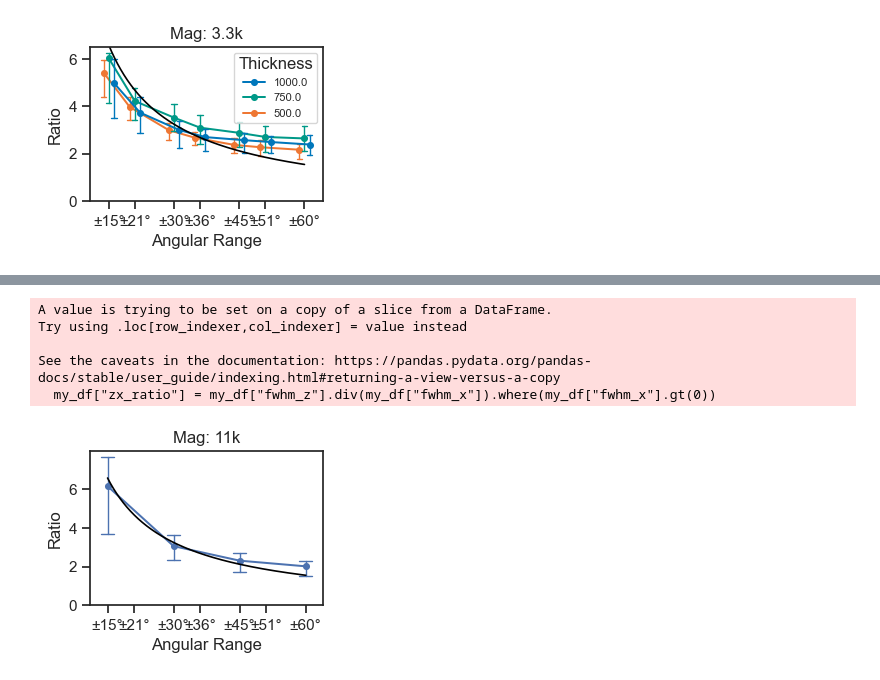
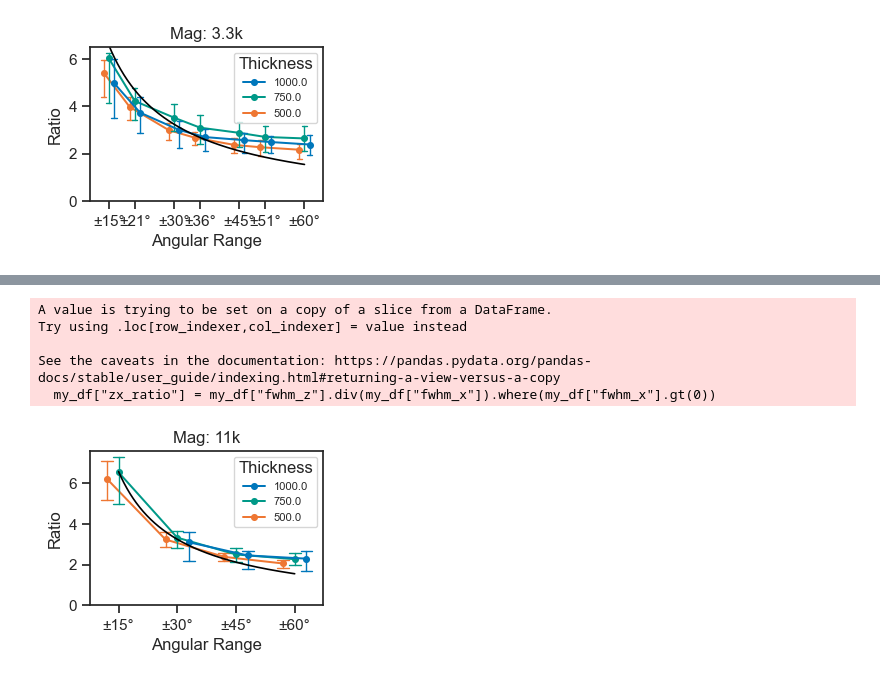
Before and after one commit to kuan-lab/tem-tomo, a Jupyter notebook: bead_resolution/250826_bead_res.ipynb, the cells around one changed output, grey strips where cells are left out. Cells and saved outputs as stored; diff of their text form; code cells hidden in the pictures.

```diff
--- a/bead_resolution/250826_bead_res.ipynb
+++ b/bead_resolution/250826_bead_res.ipynb
@@ -4,5 +4,7 @@
 import utils
 import importlib
 importlib.reload(utils)
-
+import matplotlib
+matplotlib.rcParams['pdf.fonttype'] = 42 # Formatting for editable pdf text
+matplotlib.rcParams['font.sans-serif']=['Arial']
 figs_dir = '/Users/atk42/OneDrive - Yale University/Kuan Lab Shared/Projects/TEM_tomo/fig_panels/'
@@ -211,9 +217,9 @@ from importlib import reload
 import utils; reload(utils)
 
 beads_df_11k = utils.fits_dataframe_from_config(
-    "251002_tomograms_11k_beads.yaml",
-    root_dir="251002_beads_data_11k",
-    linewidth=1,
+    "251016_tomograms_11k_beads.yaml",
+    root_dir="251016_beads_data_11k",
+    linewidth=2,
     r2_cutoff=0.6,
     bead_diam_nm = 5.0,
 )
@@ -306,10 +326,10 @@ N = 78 beads, Thickness = 500.0
 # %%
 # Main Plot for FSC res vs # projections
 # Fig. 1e
-max_angs = [60,51,45,36,30,21,15]
+max_angs = [60,45,30,15]
 theta_labels = ['±%s°' % ang for ang in max_angs]
 
-num_angs = [41,35,31,25,21,15,11]
+num_angs = [41,31,21,11]
 thick_pal={1000:'#0077BB',750:'#009988',500:'#EE7733'}
 mag = '3.3k'
 mag = '11k'
@@ -327,45 +347,44 @@ my_df["zx_ratio"] = my_df["fwhm_z"].div(my_df["fwhm_x"]).where(my_df["fwhm_x"].g
 sns.set_theme(rc={'figure.figsize':(3,2),'lines.linewidth':0.8},style = 'ticks')
 
 
-g = sns.pointplot(my_df,x='max_angle', y = 'zx_ratio', estimator='mean',
+g = sns.pointplot(my_df,x='max_angle', y = 'zx_ratio', hue='thickness', estimator='mean',
             errorbar=('pi',50),
             #errorbar = None,
-            native_scale=True,
+            native_scale=True, dodge = .4, palette=thick_pal,
             log_scale = False,  markersize = 4, capsize = .2,
             err_kws={'linewidth':1})
-
 
 handles, labels = g.get_legend_handles_labels()
 order = [2,1,0]
 #g.legend().remove()
-#g.legend([handles[idx] for idx in order],[labels[idx] for idx in order],fontsize=8,
-#         title = 'Thickness')
+g.legend([handles[idx] for idx in order],[labels[idx] for idx in order],fontsize=8,
+         title = 'Thickness')
 #g.legend([handles[idx] for idx in order],[labels[idx] for idx in order],fontsize=10,
 #         title = 'Thickness', bbox_to_anchor=(-0.3, -.8), loc='lower left',ncol=3)
 
 g.set_xlabel('Angular Range')
 g.set_ylabel('Ratio')
 g.set_title('Mag: %s' % mag)#, ha='left', x = 0.1)
 #g.grid(axis='y', color = 'k', linewidth=0.5)
 g.set_ylim([0,g.get_ylim()[1]])
 g.set_xticks(max_angs)
 g.set_xticklabels(theta_labels)
 
 
 # Rademacher e_xz(alpha) curve
 def e_xz_rademacher(a_deg):
     a = np.deg2rad(a_deg)
     num = a + np.sin(a) * np.cos(a)
     den = a - np.sin(a) * np.cos(a)
     return np.sqrt(np.where(den != 0, num / den, np.nan))
 
 alpha_curve = np.linspace(my_df["max_angle"].min(), my_df["max_angle"].max(), 400)
 g.plot(alpha_curve, e_xz_rademacher(alpha_curve), color="black", lw=1.2, label="Theory")
-plt.savefig(figs_dir + '251002_rev1_Zratio_beads_11k_%s.pdf' % mag, bbox_inches = 'tight')
+plt.savefig(figs_dir + '251016_rev1_Zratio_beads_11k_%s.pdf' % mag, bbox_inches = 'tight')
 # %% [output]
 A value is trying to be set on a copy of a slice from a DataFrame.
 Try using .loc[row_indexer,col_indexer] = value instead
 
 See the caveats in the documentation: https://pandas.pydata.org/pandas-docs/stable/user_guide/indexing.html#returning-a-view-versus-a-copy
   my_df["zx_ratio"] = my_df["fwhm_z"].div(my_df["fwhm_x"]).where(my_df["fwhm_x"].gt(0))
-[figure, old version]
+[figure, new version]
```
Also changed, not shown: parts of 6 cells of this notebook, 3 other files.
